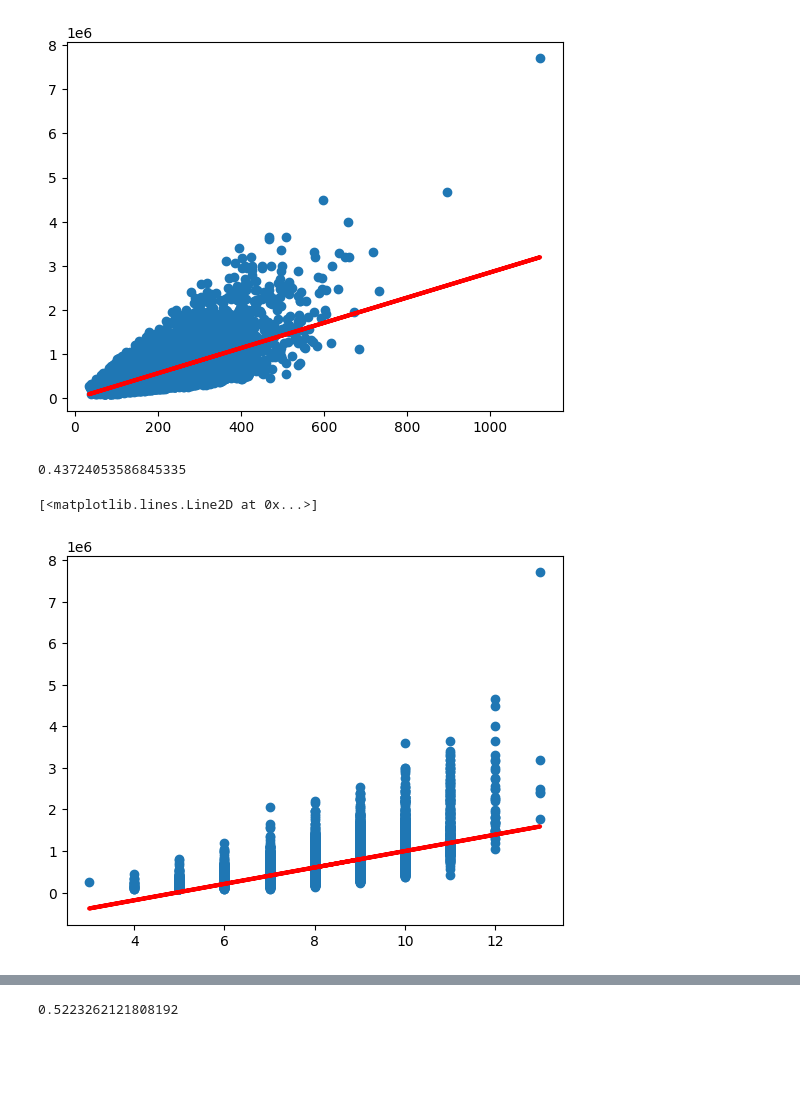
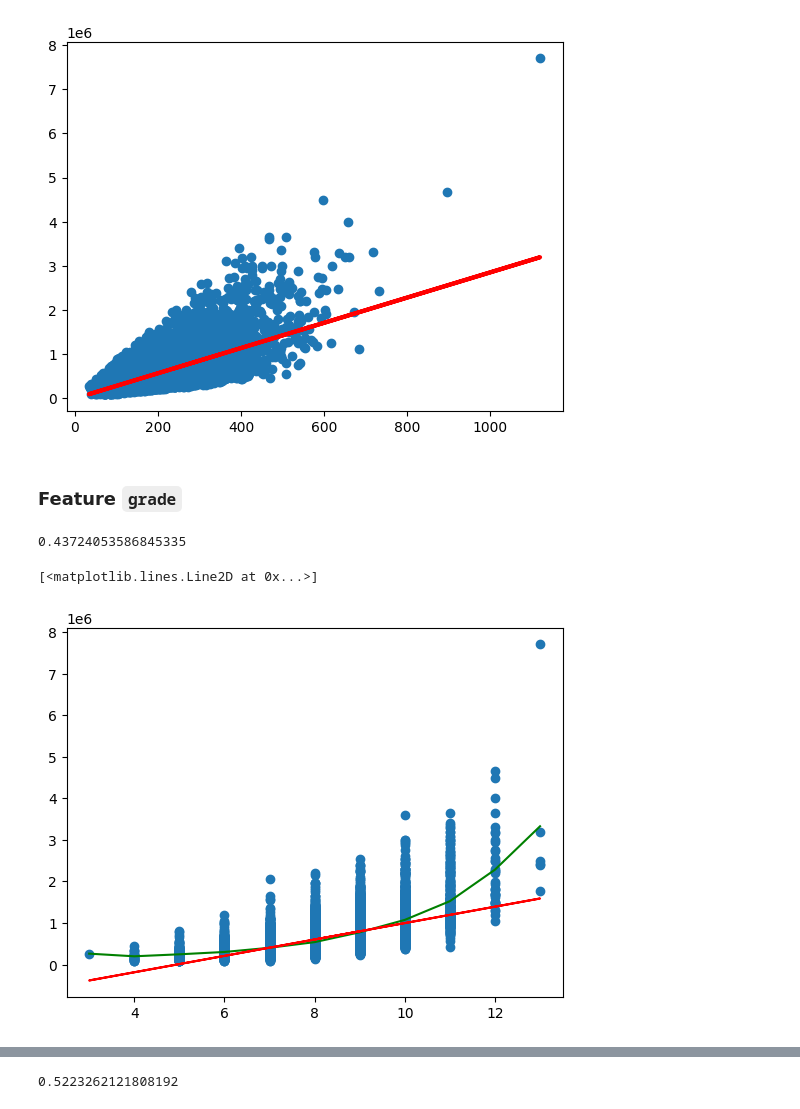
Before and after one commit to AurelPap/apartment-hunter, a Jupyter notebook: working_file_aurel/modelisation.ipynb, the cells around one changed output, grey strips where cells are left out. Saved outputs shown, nothing was run; the diff lists cells and outputs as text; code cells hidden in the pictures; blank space fills up the shorter version.

Commit message:
[update] Regression linéaire

```diff
--- a/working_file_aurel/modelisation.ipynb
+++ b/working_file_aurel/modelisation.ipynb
@@ -45,5 +35,10 @@ df
 X1 = df['sqm_living'].values.reshape(-1,1)
 X2 = df['grade'].values.reshape(-1,1)
 X3 = df[['grade', 'sqm_living']]
-X4 = df.drop(columns=['price', 'city'])
+X4 = df.drop(columns=['price'])
 y = df['price'].values.reshape(-1,1)
+
+df_mean_price = df.groupby('grade').agg(mean_price=('price', 'mean'))
+
+Xmean = df_mean_price.index.values.reshape(-1,1)
+ymean = df_mean_price['mean_price'].values.reshape(-1,1)
@@ -67,2 +45,2 @@ sns.scatterplot(data=df_mean_price, x='grade', y='mean_price')
 # %%
-model = LinearRegression()
+LinearRegression_model = LinearRegression()
@@ -69,22 +49,25 @@ model = LinearRegression()
 # %%
-model.fit(X1,y)
-print(f"{model.score(X1,y)}")
+LinearRegression_model.fit(X1,y)
+print(f"{LinearRegression_model.score(X1,y)}")
 
-prediction1 = model.predict(X1)
+prediction1 = LinearRegression_model.predict(X1)
 plt.scatter(X1,y)
 plt.plot(X1, prediction1, c="r", lw=3)
 # %% [output]
 0.4700649106288569
 [<matplotlib.lines.Line2D at 0x...>]
 [figure]
+# %% [markdown]
+### Feature `grade`
 # %%
-model.fit(X2,y)
-print(f"{model.score(X2,y)}")
+LinearRegression_model.fit(X2,y)
+print(f"{LinearRegression_model.score(X2,y)}")
 
-prediction2 = model.predict(X2)
+prediction2 = LinearRegression_model.predict(X2)
 plt.scatter(X2,y)
-plt.plot(X2, prediction2, c="r", lw=3)
+plt.plot(Xmean, ymean, c="g")
+plt.plot(X2, prediction2, c="r")
 # %% [output]
 0.43724053586845335
 [<matplotlib.lines.Line2D at 0x...>]
-[figure, old version]
+[figure, new version]
```
Also changed, not shown: parts of 16 cells of this notebook.
